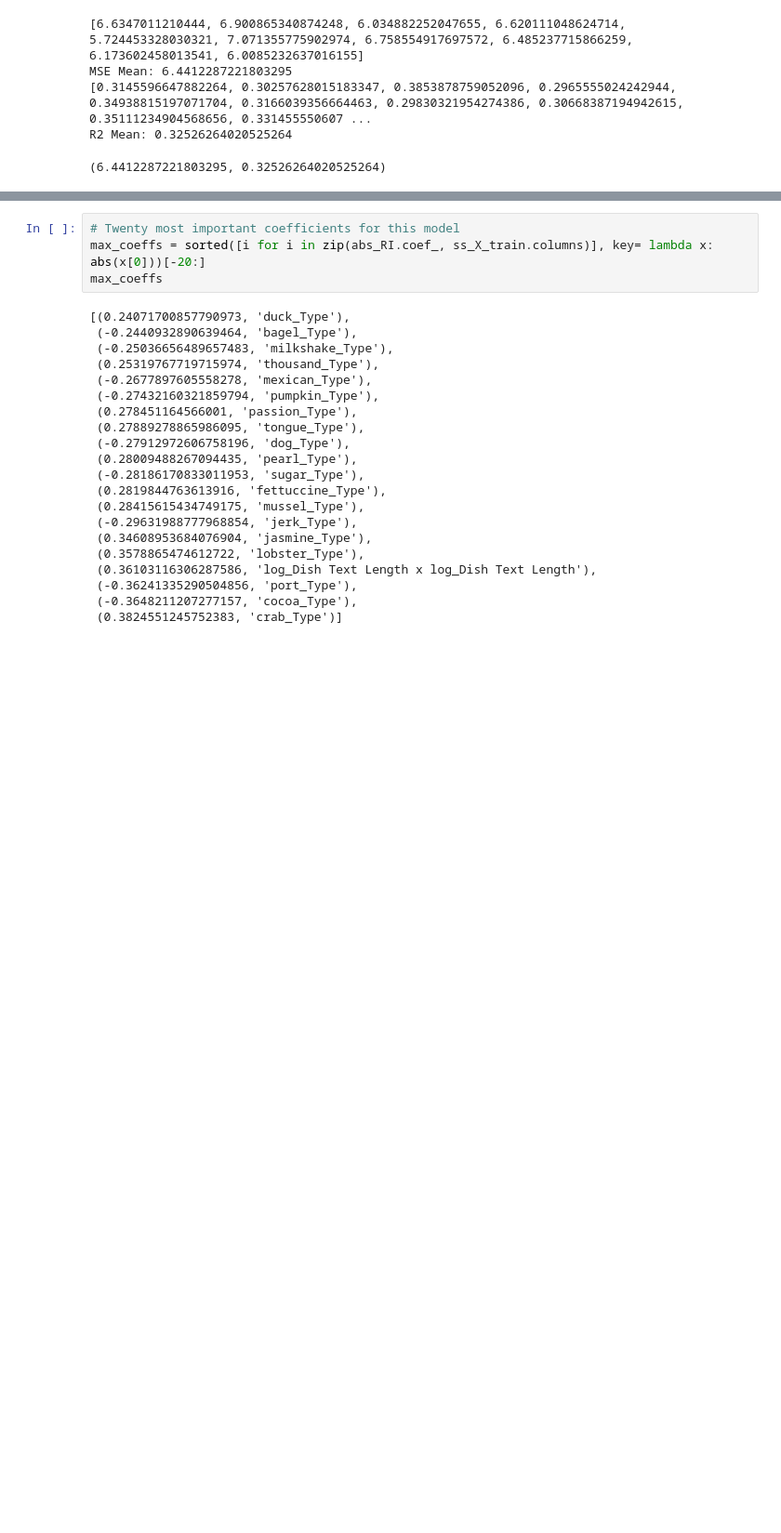
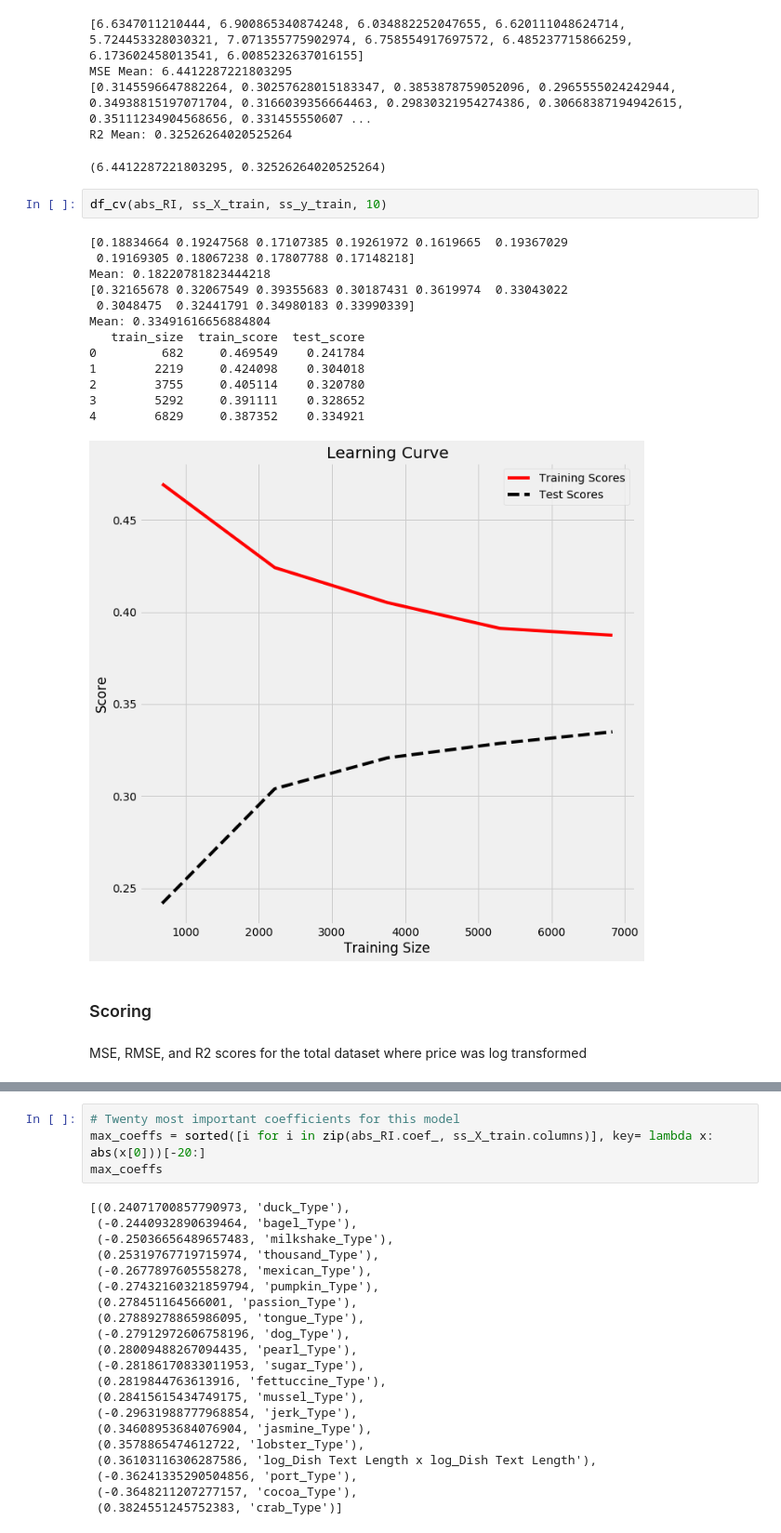
Before and after one commit to alan-j-lin/lunch_price_prediction, a Jupyter notebook: Project_Luther_Alan.ipynb, the cells around one changed output, grey strips where cells are left out. Shown: that part at 93% size. Saved outputs shown, nothing was run; the diff lists cells and outputs as text; blank space fills up the shorter version.

```diff
--- a/Project_Luther_Alan.ipynb
+++ b/Project_Luther_Alan.ipynb
@@ -603,3 +775,23 @@ MSE Mean: 6.4412287221803295
 [0.3145596647882264, 0.30257628015183347, 0.3853878759052096, 0.2965555024242944, 0.34938815197071704, 0.3166039356664463, 0.29830321954274386, 0.30668387194942615, 0.35111234904568656, 0.331455550607 ...
 R2 Mean: 0.32526264020525264
 (6.4412287221803295, 0.32526264020525264)
+# %%
+df_cv(abs_RI, ss_X_train, ss_y_train, 10)
+# %% [output]
+[0.18834664 0.19247568 0.17107385 0.19261972 0.1619665  0.19367029
+ 0.19169305 0.18067238 0.17807788 0.17148218]
+Mean: 0.18220781823444218
+[0.32165678 0.32067549 0.39355683 0.30187431 0.3619974  0.33043022
+ 0.3048475  0.32441791 0.34980183 0.33990339]
+Mean: 0.33491616656884804
+   train_size  train_score  test_score
+0         682     0.469549    0.241784
+1        2219     0.424098    0.304018
+2        3755     0.405114    0.320780
+3        5292     0.391111    0.328652
+4        6829     0.387352    0.334921
+[figure, added]
+# %% [markdown]
+### Scoring
+# %% [markdown]
+MSE, RMSE, and R2 scores for the total dataset where price was log transformed
```
Also changed, not shown: parts of 34 cells of this notebook, 10 other files.
